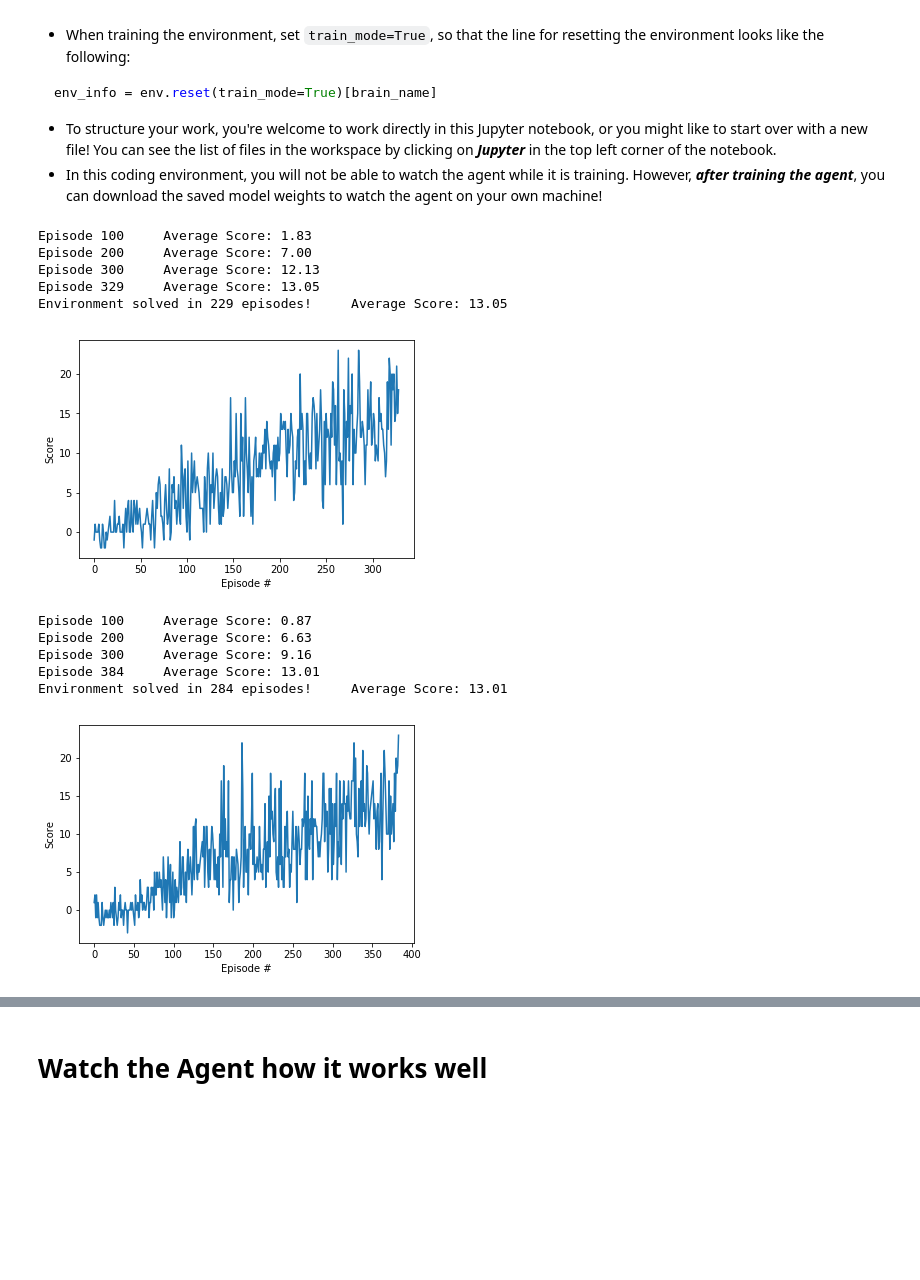
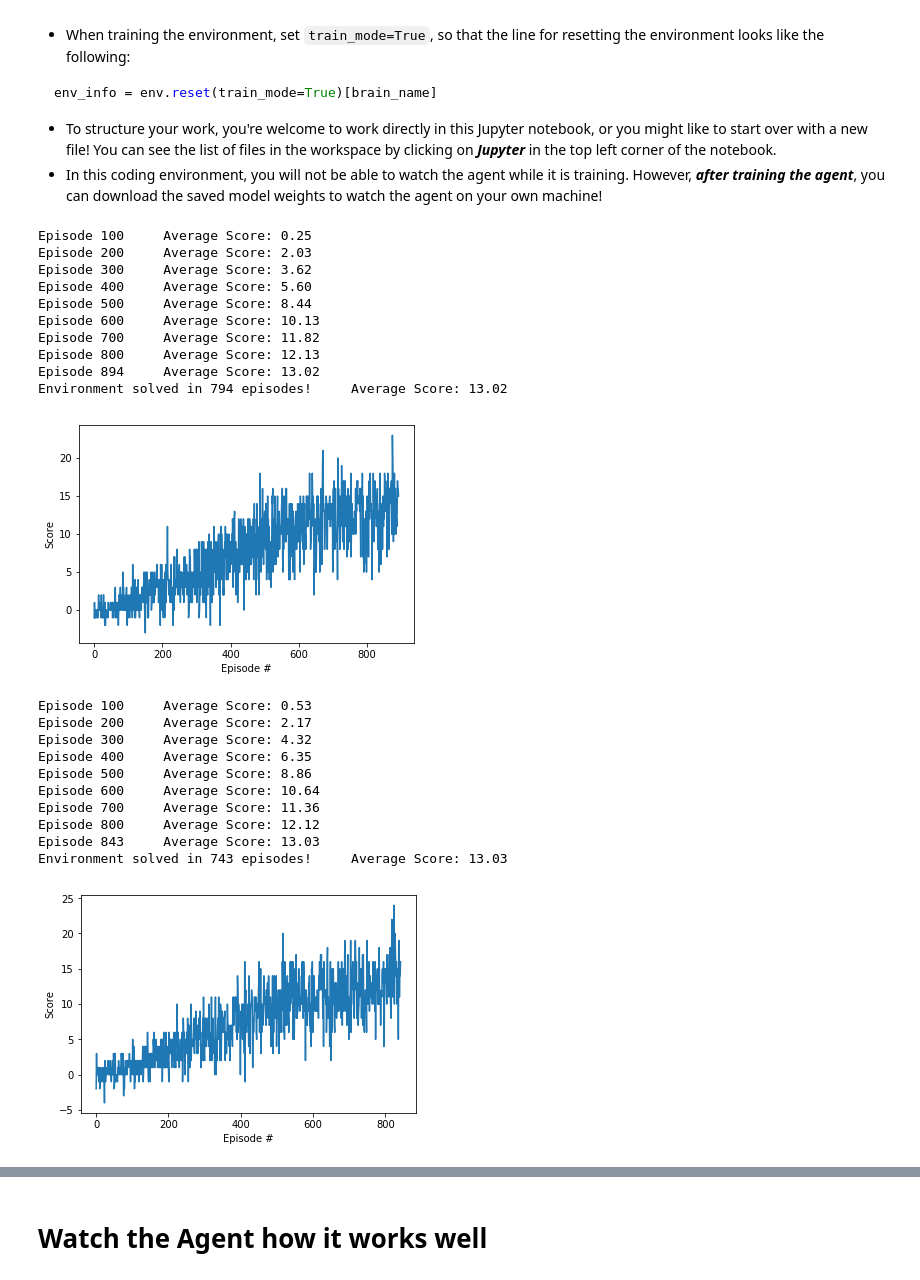
Before and after one commit to MartinLampel/drlnd_p1_navigation, a Jupyter notebook: Navigation.ipynb, the cells around one changed output, grey strips where cells are left out. Cells and saved outputs as stored; diff of their text form; code cells hidden in the pictures; blank space fills up the shorter version.

```diff
--- a/Navigation.ipynb
+++ b/Navigation.ipynb
@@ -115,7 +115,7 @@ from dqnagent import Agent
 from collections import deque
 
 
-def dqn(agent, n_episodes=2000, max_t=1000, eps_start=1.0, eps_end=0.025, eps_decay=0.85, checkpoint='checkpoint.pth'):
+def dqn(agent, n_episodes=2000, max_t=1000, eps_start=1.0, eps_end=0.025, eps_decay= 0.9975, checkpoint='checkpoint.pth'):
     """Deep Q-Learning.
 
     Params
@@ -168,21 +168,31 @@ agent = Agent(state_size, action_size, 0, hidden_units=[64, 32])
 scores = dqn(agent, checkpoint='model1.pth')
 plot_scores(scores)
 # %% [output]
-Episode 100     Average Score: 1.83
-Episode 200     Average Score: 7.00
-Episode 300     Average Score: 12.13
-Episode 329     Average Score: 13.05
-Environment solved in 229 episodes!     Average Score: 13.05
+Episode 100     Average Score: 0.25
+Episode 200     Average Score: 2.03
+Episode 300     Average Score: 3.62
+Episode 400     Average Score: 5.60
+Episode 500     Average Score: 8.44
+Episode 600     Average Score: 10.13
+Episode 700     Average Score: 11.82
+Episode 800     Average Score: 12.13
+Episode 894     Average Score: 13.02
+Environment solved in 794 episodes!     Average Score: 13.02
-[figure, old version]
+[figure, new version]
 # %%
-agent = Agent(state_size, action_size,0, hidden_units=[128, 64, 32])
+agent = Agent(state_size, action_size,0, hidden_units=[128, 64, 16])
 scores = dqn(agent, checkpoint='model2.pth')
 plot_scores(scores)
 # %% [output]
-Episode 100     Average Score: 0.87
-Episode 200     Average Score: 6.63
-Episode 300     Average Score: 9.16
-Episode 384     Average Score: 13.01
-Environment solved in 284 episodes!     Average Score: 13.01
+Episode 100     Average Score: 0.53
+Episode 200     Average Score: 2.17
+Episode 300     Average Score: 4.32
+Episode 400     Average Score: 6.35
+Episode 500     Average Score: 8.86
+Episode 600     Average Score: 10.64
+Episode 700     Average Score: 11.36
+Episode 800     Average Score: 12.12
+Episode 843     Average Score: 13.03
+Environment solved in 743 episodes!     Average Score: 13.03
-[figure, old version]
+[figure, new version]
 # %%
```
Also changed, not shown: parts of 9 cells of this notebook, 1 other file.
